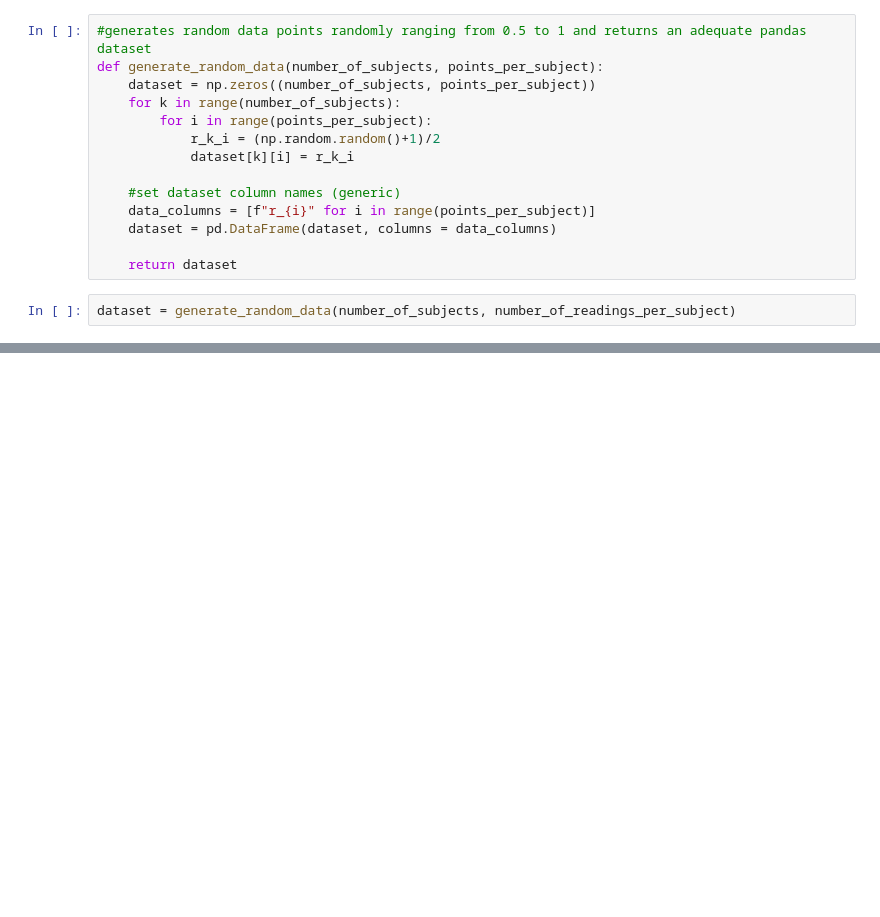
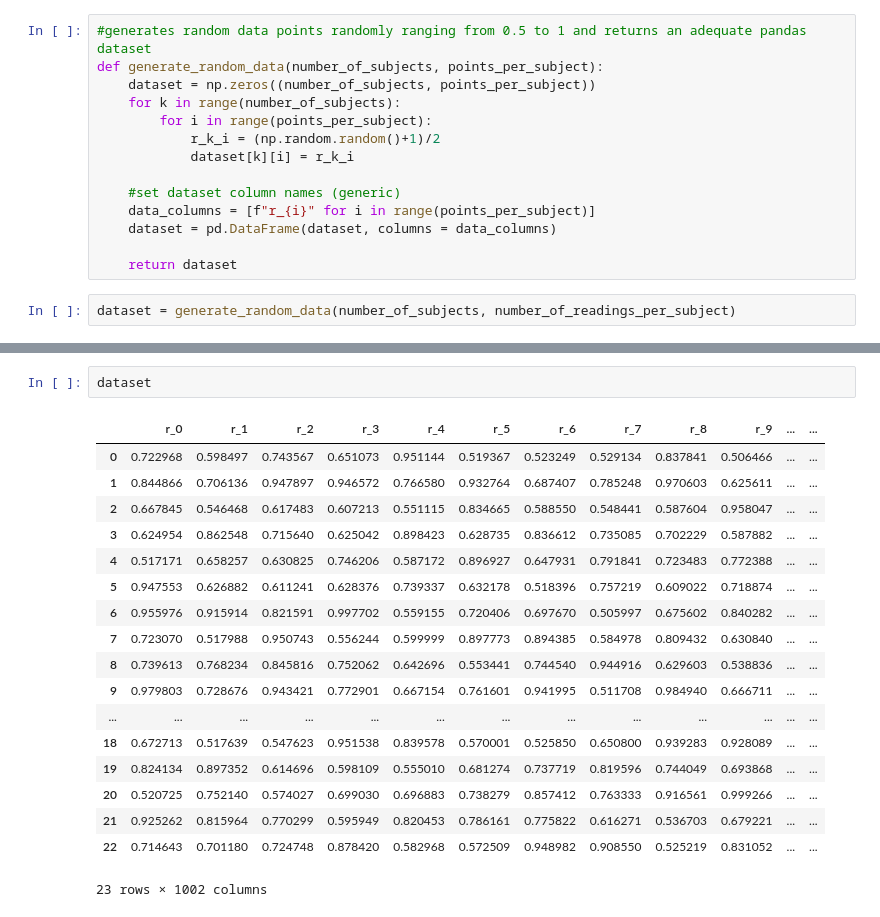
Before and after one commit to ZmijaZ/Sleep-Wake-classification, a Jupyter notebook: data_generation.ipynb, the cells around one changed output, grey strips where cells are left out. Cells and saved outputs as stored; diff of their text form; blank space fills up the shorter version.

```diff
--- a/data_generation.ipynb
+++ b/data_generation.ipynb
@@ -22,0 +37,21 @@ dataset = generate_random_data(number_of_subjects, number_of_readings_per_subjec
+# %%
+dataset
+# %% [output]
+|  | r_0 | r_1 | r_2 | r_3 | r_4 | r_5 | r_6 | r_7 | r_8 | r_9 | ... | ... |
+| 0 | 0.722968 | 0.598497 | 0.743567 | 0.651073 | 0.951144 | 0.519367 | 0.523249 | 0.529134 | 0.837841 | 0.506466 | ... | ... |
+| 1 | 0.844866 | 0.706136 | 0.947897 | 0.946572 | 0.766580 | 0.932764 | 0.687407 | 0.785248 | 0.970603 | 0.625611 | ... | ... |
+| 2 | 0.667845 | 0.546468 | 0.617483 | 0.607213 | 0.551115 | 0.834665 | 0.588550 | 0.548441 | 0.587604 | 0.958047 | ... | ... |
+| 3 | 0.624954 | 0.862548 | 0.715640 | 0.625042 | 0.898423 | 0.628735 | 0.836612 | 0.735085 | 0.702229 | 0.587882 | ... | ... |
+| 4 | 0.517171 | 0.658257 | 0.630825 | 0.746206 | 0.587172 | 0.896927 | 0.647931 | 0.791841 | 0.723483 | 0.772388 | ... | ... |
+| 5 | 0.947553 | 0.626882 | 0.611241 | 0.628376 | 0.739337 | 0.632178 | 0.518396 | 0.757219 | 0.609022 | 0.718874 | ... | ... |
+| 6 | 0.955976 | 0.915914 | 0.821591 | 0.997702 | 0.559155 | 0.720406 | 0.697670 | 0.505997 | 0.675602 | 0.840282 | ... | ... |
+| 7 | 0.723070 | 0.517988 | 0.950743 | 0.556244 | 0.599999 | 0.897773 | 0.894385 | 0.584978 | 0.809432 | 0.630840 | ... | ... |
+| 8 | 0.739613 | 0.768234 | 0.845816 | 0.752062 | 0.642696 | 0.553441 | 0.744540 | 0.944916 | 0.629603 | 0.538836 | ... | ... |
+| 9 | 0.979803 | 0.728676 | 0.943421 | 0.772901 | 0.667154 | 0.761601 | 0.941995 | 0.511708 | 0.984940 | 0.666711 | ... | ... |
+| ... | ... | ... | ... | ... | ... | ... | ... | ... | ... | ... | ... | ... |
+| 18 | 0.672713 | 0.517639 | 0.547623 | 0.951538 | 0.839578 | 0.570001 | 0.525850 | 0.650800 | 0.939283 | 0.928089 | ... | ... |
+| 19 | 0.824134 | 0.897352 | 0.614696 | 0.598109 | 0.555010 | 0.681274 | 0.737719 | 0.819596 | 0.744049 | 0.693868 | ... | ... |
+| 20 | 0.520725 | 0.752140 | 0.574027 | 0.699030 | 0.696883 | 0.738279 | 0.857412 | 0.763333 | 0.916561 | 0.999266 | ... | ... |
+| 21 | 0.925262 | 0.815964 | 0.770299 | 0.595949 | 0.820453 | 0.786161 | 0.775822 | 0.616271 | 0.536703 | 0.679221 | ... | ... |
+| 22 | 0.714643 | 0.701180 | 0.724748 | 0.878420 | 0.582968 | 0.572509 | 0.948982 | 0.908550 | 0.525219 | 0.831052 | ... | ... |
+23 rows × 1002 columns
```
Also changed, not shown: parts of 3 cells of this notebook.
